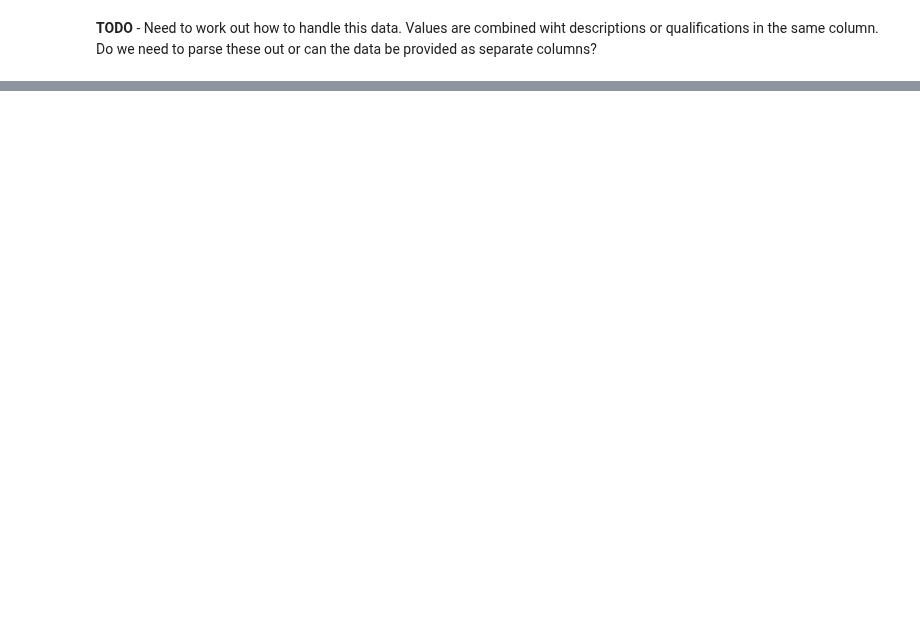
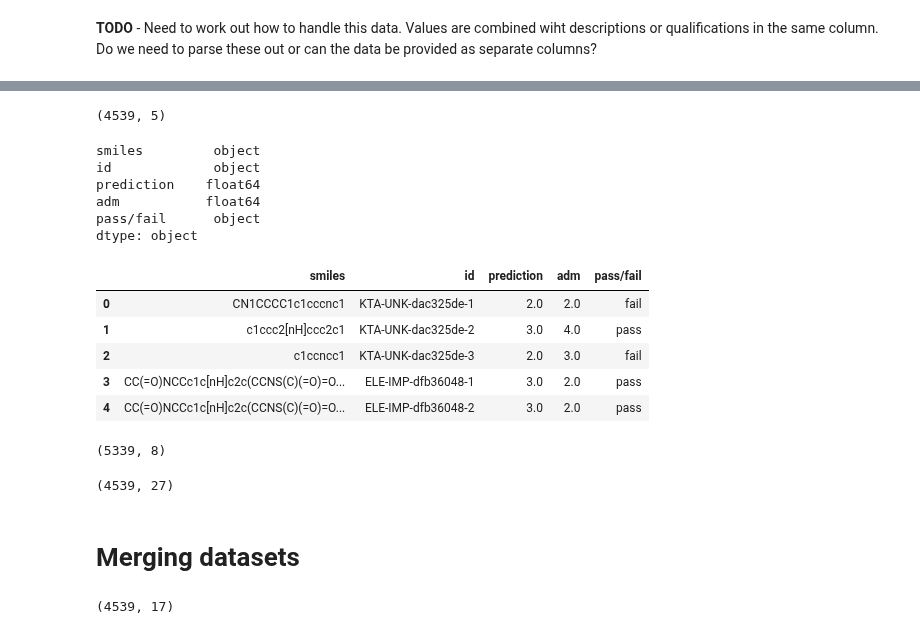
Before and after one commit to tdudgeon/jupyter_mpro, a Jupyter notebook: ADMET-moonshot.ipynb, the cells around one changed output, grey strips where cells are left out. Saved outputs shown, nothing was run; the diff lists cells and outputs as text; code cells hidden in the pictures; blank space fills up the shorter version.

Commit message:
more additions to the ADMET moonshot notebook

```diff
--- a/ADMET-moonshot.ipynb
+++ b/ADMET-moonshot.ipynb
@@ -303,0 +297,36 @@ df_merged.shape
+# %%
+df_epa = pd.read_csv("data/marionegri/moonshot/4539_epa.txt", sep=' ')
+df_epa.shape
+# %% [output]
+(4539, 5)
+# %%
+df_epa.dtypes
+# %% [output]
+smiles         object
+id             object
+prediction    float64
+adm           float64
+pass/fail      object
+dtype: object
+# %%
+df_epa.head()
+# %% [output]
+|  | smiles | id | prediction | adm | pass/fail |
+| 0 | CN1CCCC1c1cccnc1 | KTA-UNK-dac325de-1 | 2.0 | 2.0 | fail |
+| 1 | c1ccc2[nH]ccc2c1 | KTA-UNK-dac325de-2 | 3.0 | 4.0 | pass |
+| 2 | c1ccncc1 | KTA-UNK-dac325de-3 | 2.0 | 3.0 | fail |
+| 3 | CC(=O)NCCc1c[nH]c2c(CCNS(C)(=O)=O... | ELE-IMP-dfb36048-1 | 3.0 | 2.0 | pass |
+| 4 | CC(=O)NCCc1c[nH]c2c(CCNS(C)(=O)=O... | ELE-IMP-dfb36048-2 | 3.0 | 2.0 | pass |
+# %%
+# First see how this data corresponds to the inputs
+df_epa_inputs = pd.merge(df_inputs, df_epa, left_on='SMILES', right_on='smiles')
+df_epa_inputs.shape
+# Once again too many rows.
+# %% [output]
+(5339, 8)
+# %%
+df_epa_inputs = pd.merge(df_inputs, df_vega, left_on='CID', right_on='CID')
+df_epa_inputs.shape
+# but merge using CID is OK.
+# %% [output]
+(4539, 27)
@@ -304,3 +351,13 @@ df_merged.shape
+# %% [markdown]
+# Merging datasets
+# %%
+# Start by merging the inputs with the Enaols data
+df_merged = pd.merge(df_inputs,
+                     df_enalos_cleaned.drop(columns=['SMILES','SMILES.1','InChI','InChIkey']),
+                     left_on='CID', right_on='CID')
+df_merged.shape
+# %% [output]
+(4539, 17)
 # %%
 df_merged.dtypes
 # %% [output]
```
Also changed, not shown: parts of 33 cells of this notebook.
